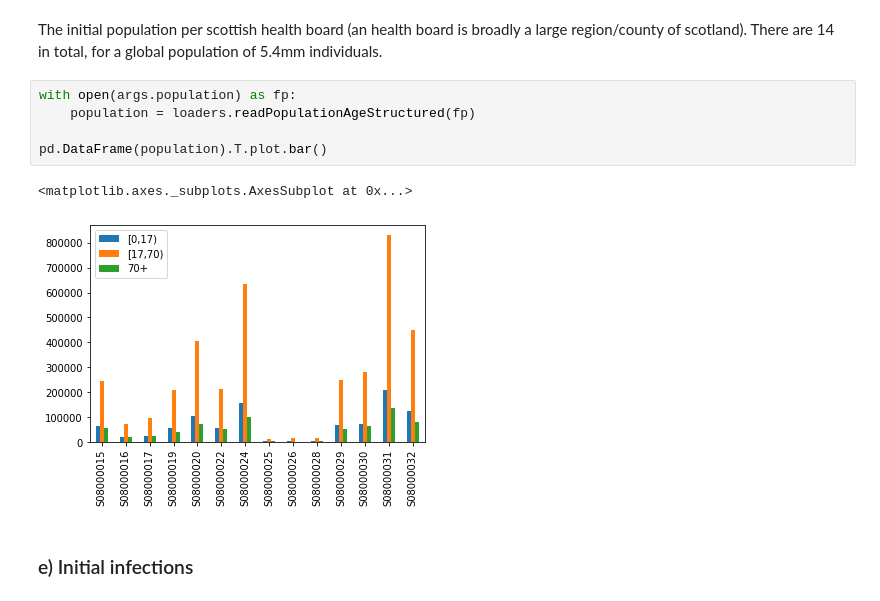
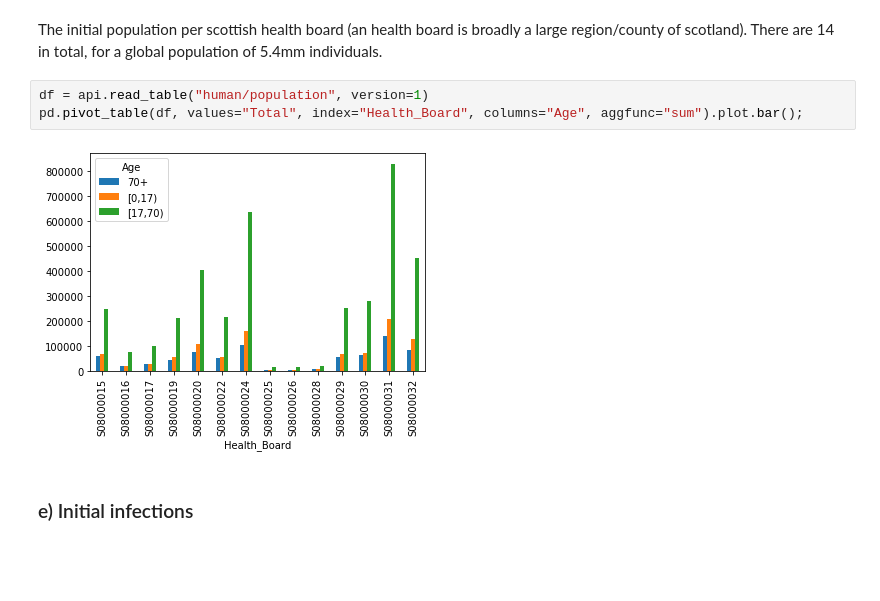
Before and after one commit to magicicada/simple_network_sim, a Jupyter notebook: doc/notebooks/Parameter sensitivity analysis.ipynb, the cells around one changed output. Cells and saved outputs as stored; diff of their text form; blank space fills up the shorter version.

```diff
--- a/doc/notebooks/Parameter sensitivity analysis.ipynb
+++ b/doc/notebooks/Parameter sensitivity analysis.ipynb
@@ -181,14 +170,11 @@ print(loaders.MixingMatrix(args.mixing_matrix))
 ### d) Population
 # %% [markdown]
 The initial population per scottish health board (an health board is broadly a large region/county of scotland). There are 14 in total, for a global population of 5.4mm individuals.
-# %%
-with open(args.population) as fp:
-    population = loaders.readPopulationAgeStructured(fp)
-
-pd.DataFrame(population).T.plot.bar()
-# %% [output]
-<matplotlib.axes._subplots.AxesSubplot at 0x...>
-[figure, removed]
+# %%
+df = api.read_table("human/population", version=1)
+pd.pivot_table(df, values="Total", index="Health_Board", columns="Age", aggfunc="sum").plot.bar();
+# %% [output]
+[figure, added]
 # %% [markdown]
 ### e) Initial infections
 # %% [markdown]
```
Also changed, not shown: parts of 24 cells of this notebook.
